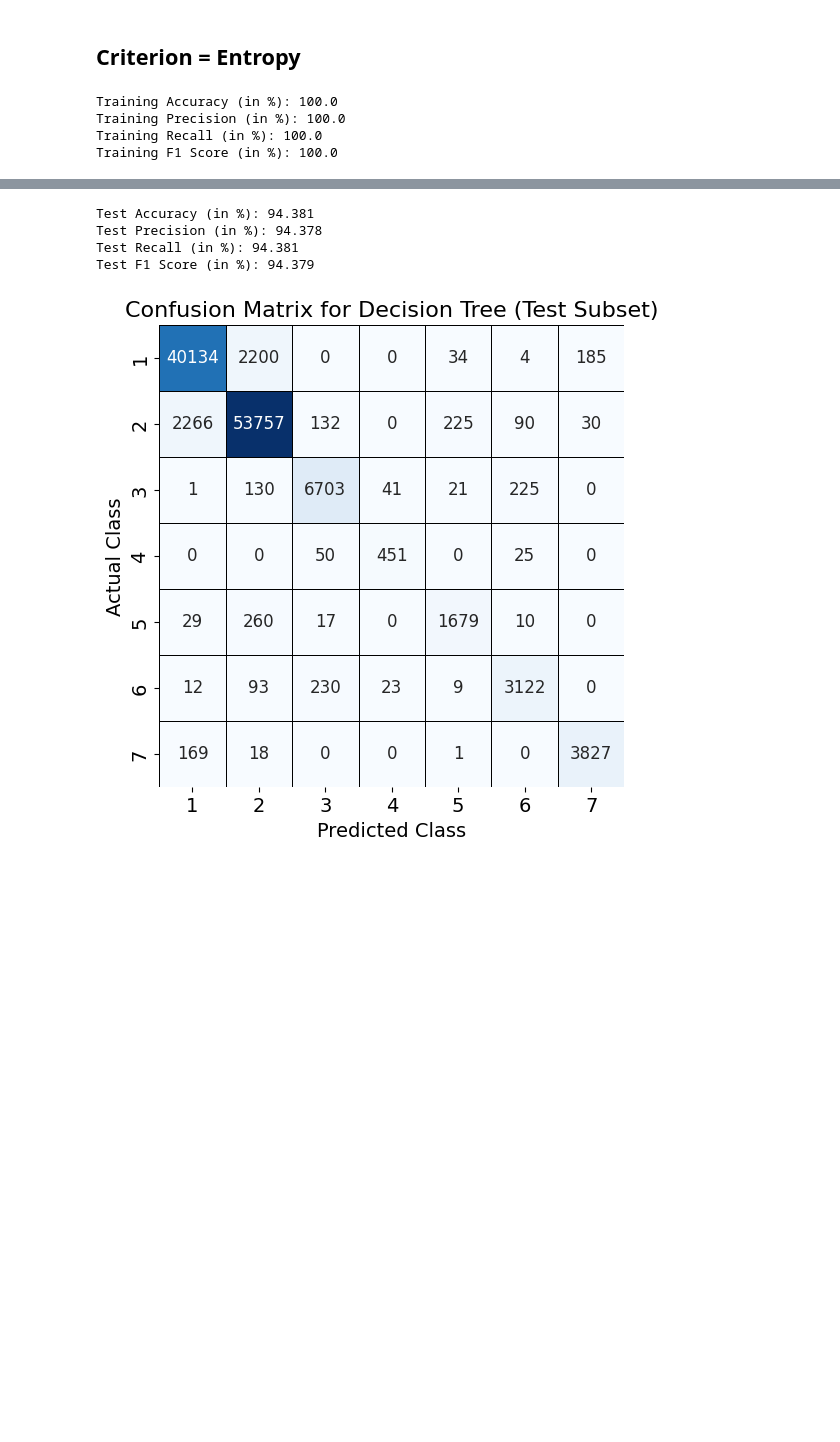
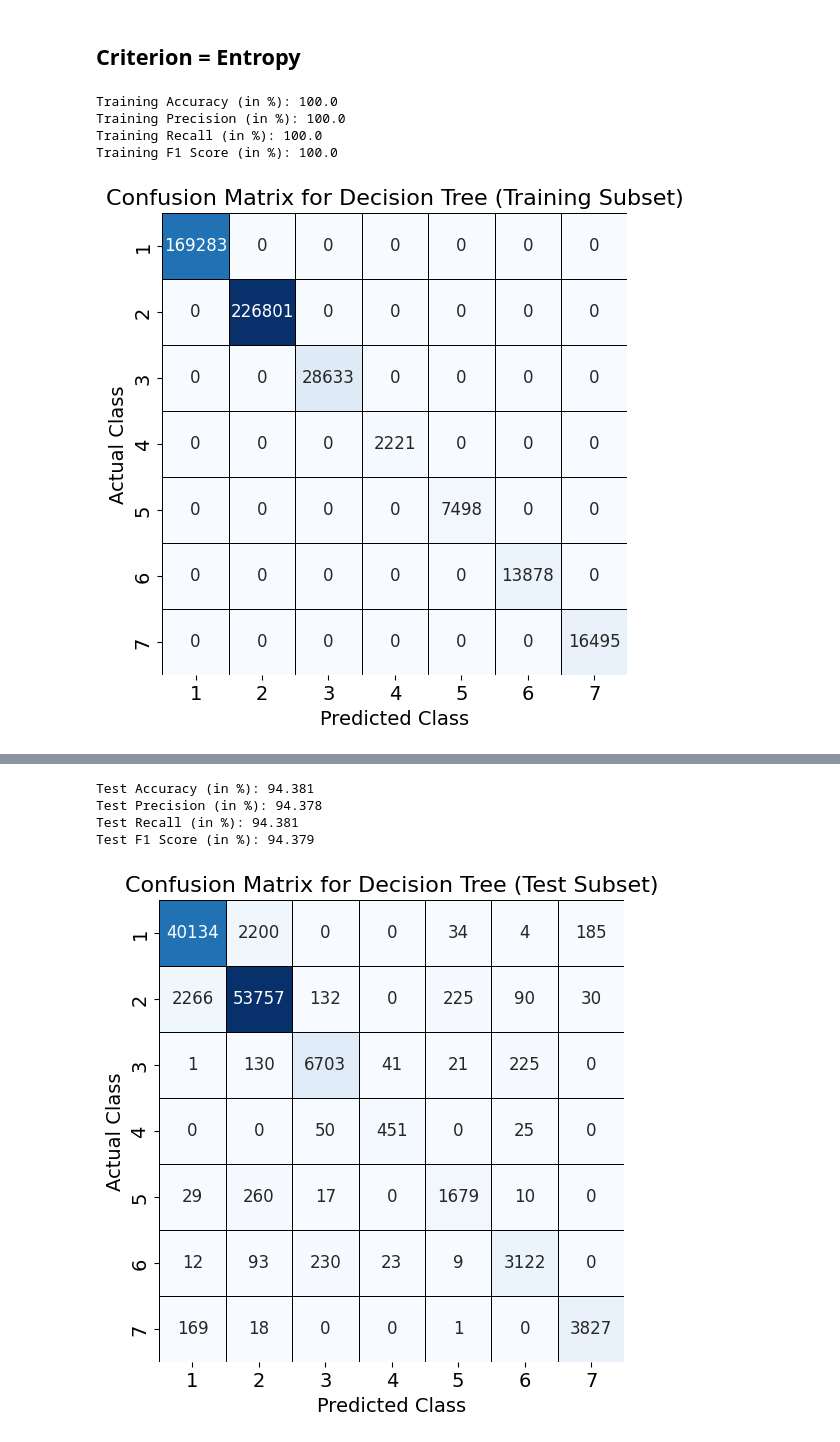
Before and after one commit to Mouleshwar3238/Forest_Cover_Classification, a Jupyter notebook: DecisionTree_ForestCover.ipynb, the cells around one changed output, grey strips where cells are left out. Saved outputs shown, nothing was run; the diff lists cells and outputs as text; code cells hidden in the pictures; blank space fills up the shorter version.

Commit message:
Decision Tree

```diff
--- a/DecisionTree_ForestCover.ipynb
+++ b/DecisionTree_ForestCover.ipynb
@@ -64,3 +64,16 @@ Training Accuracy (in %): 100.0
 Training Precision (in %): 100.0
 Training Recall (in %): 100.0
 Training F1 Score (in %): 100.0
+# %%
+conf_mat_train1 = confusion_matrix(y_train,y_train_pred1)
+
+plt.figure(figsize=(6,6))
+sns.heatmap(conf_mat_train1, annot=True, fmt='d', cmap='Blues', cbar=False, linewidths=0.5, linecolor='black',
+            xticklabels=dt1.classes_, yticklabels=dt1.classes_, annot_kws={"size": 12})
+plt.xlabel('Predicted Class', color='black', fontsize=14)
+plt.ylabel('Actual Class', color='black', fontsize=14)
+plt.title('Confusion Matrix for Decision Tree (Training Subset)', color='black', fontsize=16)
+plt.tick_params(axis='both', which='major', labelsize=14)
+plt.show()
+# %% [output]
+[figure, added]
```
Also changed, not shown: parts of 4 cells of this notebook.
